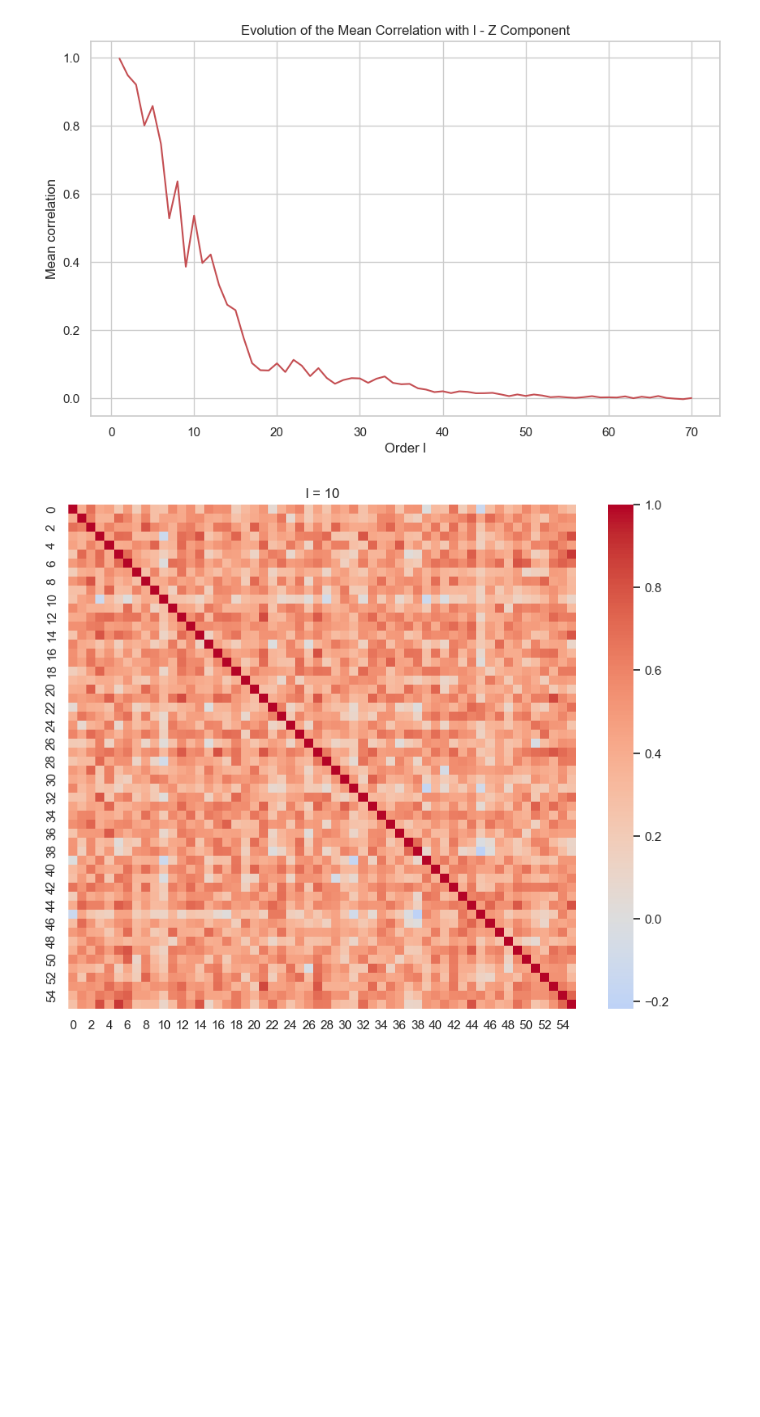
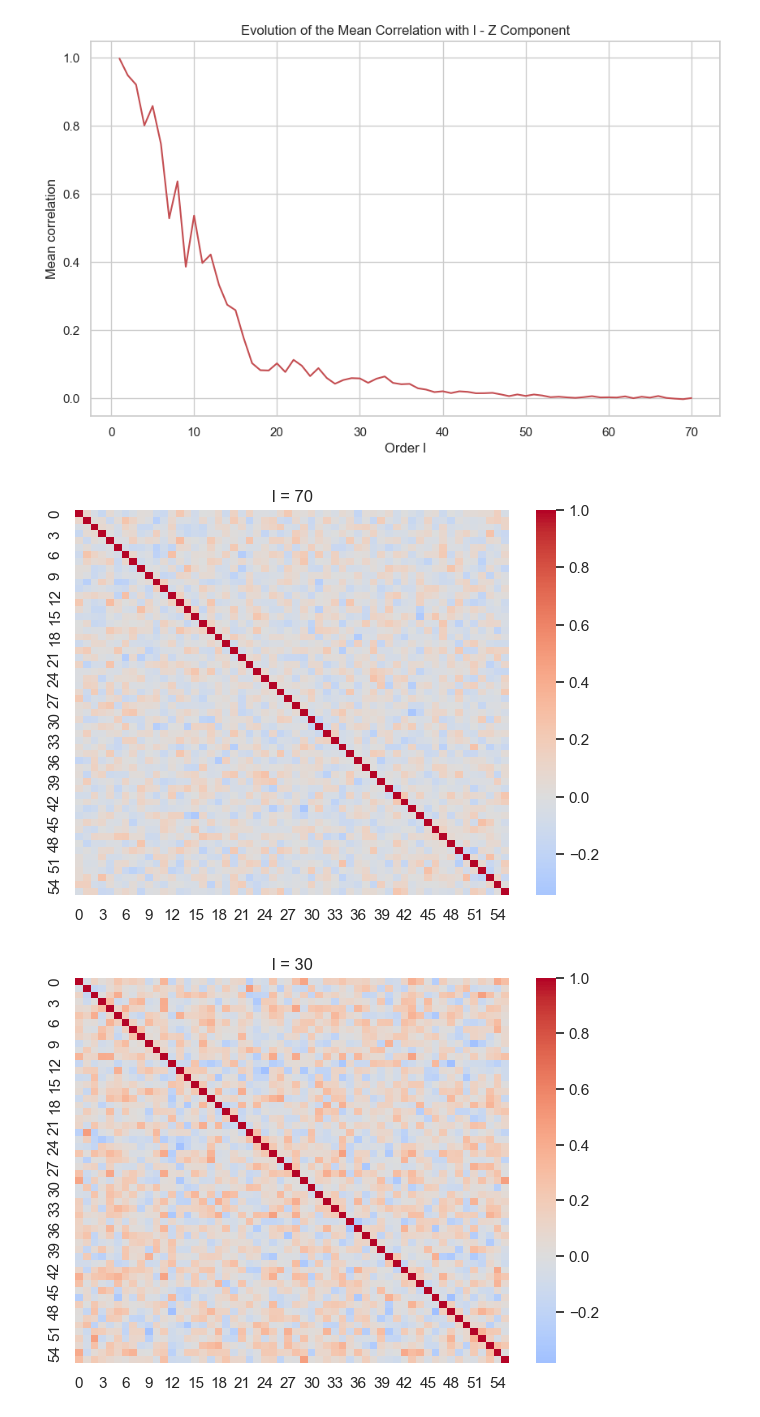
Before and after one commit to Waldoo78/meg_to_surface_ml, a Jupyter notebook: notebooks/CAM_CAN_analysis.ipynb, the cells around one changed output. Cells and saved outputs as stored; diff of their text form; code cells hidden in the pictures; blank space fills up the shorter version.

```diff
--- a/notebooks/CAM_CAN_analysis.ipynb
+++ b/notebooks/CAM_CAN_analysis.ipynb
@@ -924,11 +1113,14 @@ def plot_correlation_heatmap(correlations, l,coord):
             matrix[i,j] = correlations[l][k][c]
             matrix[j,i] = correlations[l][k][c]
             k += 1
-    plt.figure(figsize=(10, 8))
+    plt.figure(figsize=(7, 5))
     sns.heatmap(matrix, cmap='coolwarm', center=0)
     plt.title(f'l = {l}')
     plt.show()
-# %%
-plot_correlation_heatmap(correlations, 10, "x")
-# %% [output]
-[figure, removed]
+# %%
+plot_correlation_heatmap(correlations, 70, "x")
+plot_correlation_heatmap(correlations, 30, "y")
+plot_correlation_heatmap(correlations, 30, "z")
+# %% [output]
+[figure, added]
+[figure, added]
```
Also changed, not shown: parts of 24 cells of this notebook, 4 other files.
